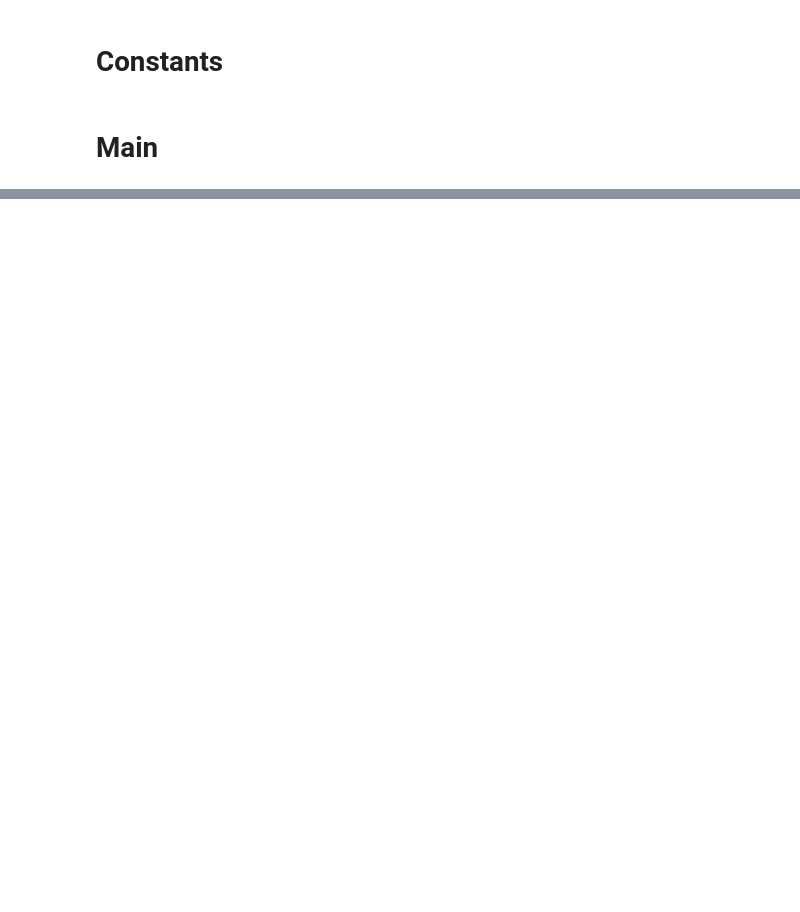
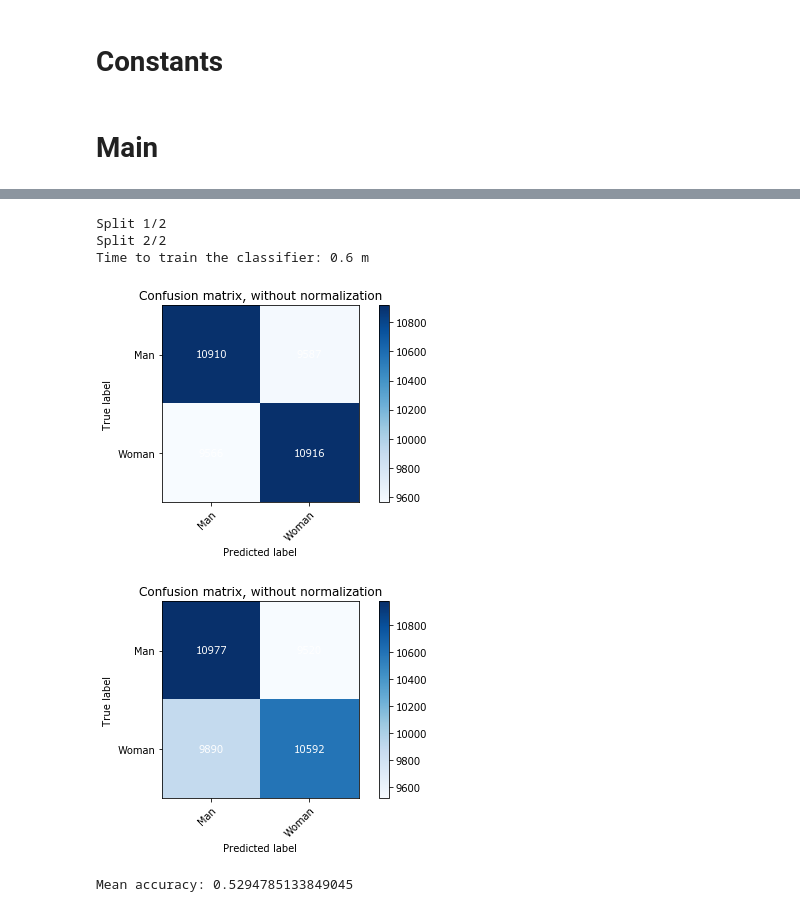
Before and after one commit to ChacunGu/NLP_Gender_Profiling, a Jupyter notebook: NLP_Gender_Profiling.ipynb, the cells around one changed output, grey strips where cells are left out. Saved outputs shown, nothing was run; the diff lists cells and outputs as text; code cells hidden in the pictures; blank space fills up the shorter version.

Commit message:
Structure for data visualization, gridsearch, classification models' training and evaluation

```diff
--- a/NLP_Gender_Profiling.ipynb
+++ b/NLP_Gender_Profiling.ipynb
@@ -87,0 +154,15 @@ def preprocess_data(data):
+# %%
+def train_model(classifier, X_train, y_train, X_test, y_test, params, pot_confusion_matrix=True):
+    """
+    Initializes an instance of the given classification model with its parameters.
+    Trains and evaluates the classifier before returning it with the classification scores.
+    """
+    model = classifier(**params)
+    model.fit(X_train, y_train)
+    y_pred = model.predict(X_test)
+    scores = [accuracy_score(y_test, y_pred),
+              precision_score(y_test, y_pred, average=None),
+              recall_score(y_test, y_pred, average=None)]
+    if pot_confusion_matrix:
+        plot_confusion_matrix(y_test, y_pred, np.array(['Man', 'Woman']))
+    return model, scores
@@ -94,3 +284,6 @@ def preprocess_data(data):
 # %%
 data = load_data()
 data = preprocess_data(data)
+# %%
+data = compute_dataframe_features(data, features)
+X, y = np.array(data['features'].tolist()), np.array(data['label'].tolist())
@@ -96,0 +301,6 @@ data = preprocess_data(data)
+# %%
+# gridsearch
+clf = GridSearchCV(CLASSIFIER(), GRIDSEARCH_PARAMS_RANGE[CLASSIFIER], cv=GRIDSEARCH_NB_CV_SPLITS)
+clf.fit(X, y)
+print(f'Best classification score: {clf.best_score_}')
+print(f'Best parameters: {clf.best_params_}')
@@ -96,0 +325,39 @@ data = preprocess_data(data)
+# %%
+# training
+models_and_scores = []
+sss = StratifiedShuffleSplit(n_splits=NB_CV_SPLITS, test_size=TEST_SIZE)
+start_time = time.time()
+for id, (train_index, test_index) in enumerate(sss.split(X, y)):
+    print(f'Split {id+1}/{NB_CV_SPLITS}')
+    X_train, X_test = X[train_index], X[test_index]
+    y_train, y_test = y[train_index], y[test_index]
+
+    # plot training data with t-SNE
+    if PLOT_TRAINING_DATA:
+        plot_data(X_train, y_train)
+
+    # scale
+    if SCALER is not None:
+        X_train, X_test = scale_data(SCALER, X_train, X_test)
+
+    # fit and predict a model
+    models_and_scores.append(train_model(CLASSIFIER, X_train, y_train, X_test, y_test, PARAMS[CLASSIFIER]))
+print(f'Time to train the classifier: {round((time.time()-start_time)/60, 1)} m')
+# %% [output]
+Split 1/2
+Split 2/2
+Time to train the classifier: 0.6 m
+[figure, added]
+[figure, added]
+# %%
+# metrics
+if not isinstance(models_and_scores, pd.DataFrame):
+    models_and_scores = pd.DataFrame(models_and_scores, columns=['Model', 'Scores'])
+    models_and_scores['Accuracy'] = models_and_scores['Scores'].apply(lambda scores: scores[0])
+    models_and_scores['Precision'] = models_and_scores['Scores'].apply(lambda scores: scores[1])
+    models_and_scores['Recall'] = models_and_scores['Scores'].apply(lambda scores: scores[2])
+    models_and_scores = models_and_scores.drop('Scores', axis='columns')
+
+print('Mean accuracy: {:.3f}'.format(models_and_scores["Accuracy"].mean()))
+# %% [output]
+Mean accuracy: 0.5294785133849045
```
Also changed, not shown: parts of 17 cells of this notebook.
